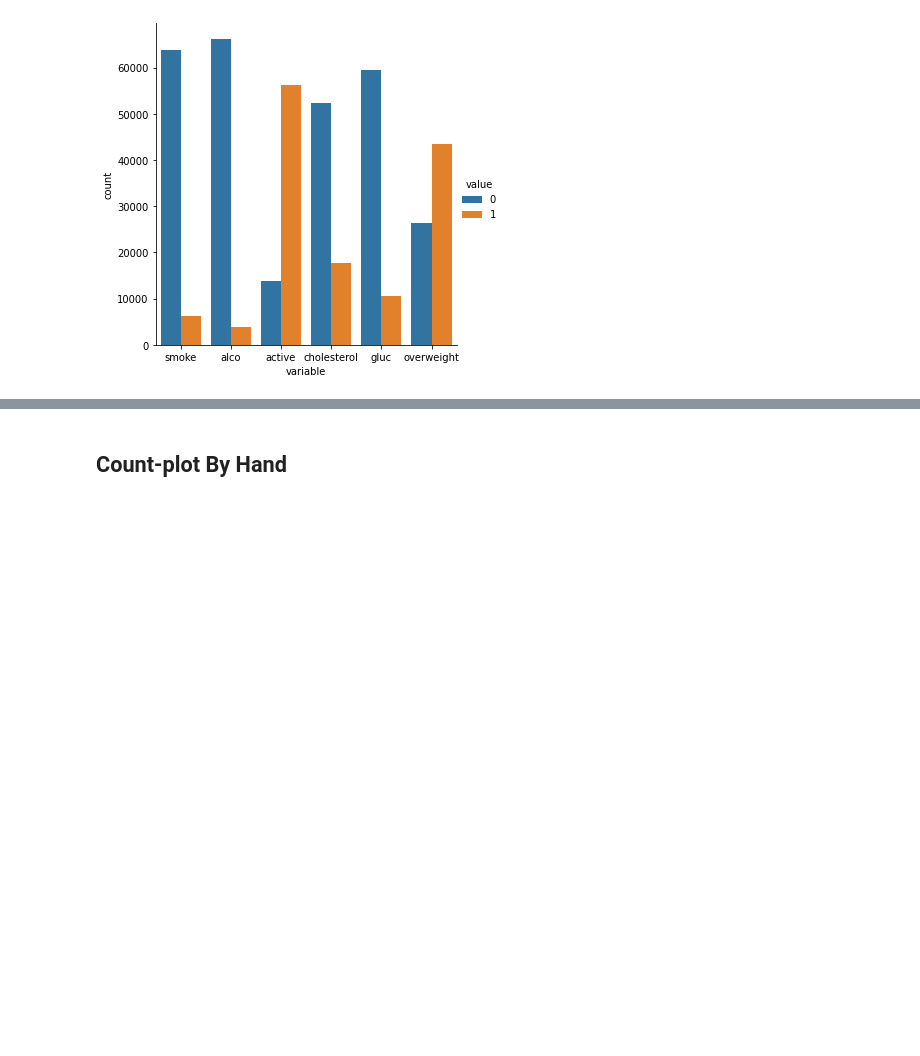
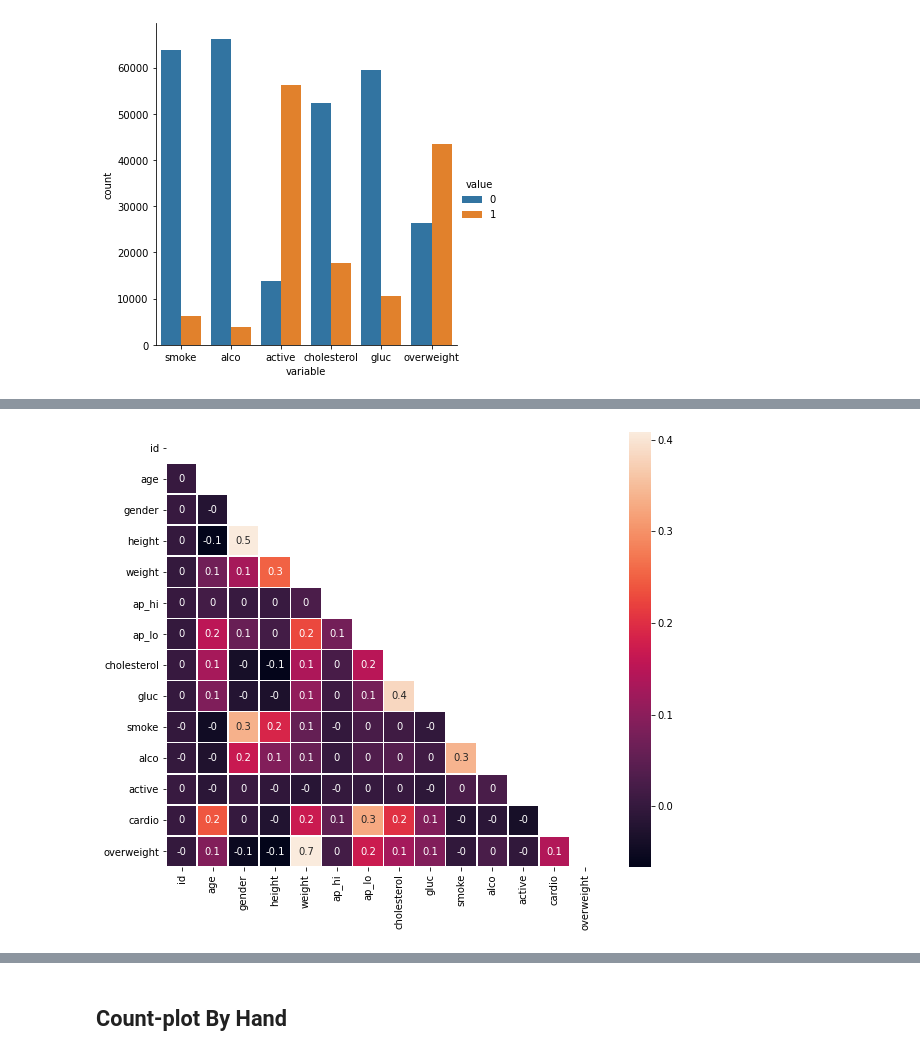
Before and after one commit to Hector-N/FCC-Data-Analysis-with-Python-Certification, a Jupyter notebook: medical_data_visualizer/MDV.ipynb, the cells around one changed output, grey strips where cells are left out. Drawn from its saved outputs; the diff is of its cells as text; code cells hidden in the pictures; blank space fills up the shorter version.

Commit message:
mdv: Draw heat map

```diff
--- a/medical_data_visualizer/MDV.ipynb
+++ b/medical_data_visualizer/MDV.ipynb
@@ -148,0 +263,47 @@ sns.catplot(x='variable', hue='value', data=melted, kind='count', legend_out=Tru
+# %%
+# Draw Heat Map
+def draw_heat_map(dataframe=medical):
+
+    medical = dataframe.copy()
+
+    # Clean the data
+    diastolic_incorrect_filter = medical.ap_lo > medical.ap_hi
+
+    too_short = medical.height < medical.height.quantile(0.025)
+    too_high = medical.height > medical.height.quantile(0.975)
+    height_incorrect_filter = too_short | too_high
+
+    too_light = medical.weight < medical.weight.quantile(0.025)
+    too_heavy = medical.weight > medical.weight.quantile(0.975)
+    weight_incorrect_filter = too_light | too_heavy
+
+    incorrect_data_filter = diastolic_incorrect_filter | height_incorrect_filter | weight_incorrect_filter
+
+    medical_cleaned = medical.loc[~incorrect_data_filter, :]
+
+    # Calculate the correlation matrix
+    corr = medical_cleaned.drop('bmi', axis='columns').corr()
+
+    # Generate a mask for the lower triangle and apply it to dataset
+    corr_lower_trigngle_mask = np.tril(np.ones(corr.shape), k=-1).astype(bool)
+    corr_lower_triangle = corr.where(corr_lower_trigngle_mask)
+
+    # plot
+    fig, axes = plt.subplots(figsize=(10, 8))
+    # annotations = corr_lower_triangle.round(1)
+    annotations = corr_lower_triangle.copy()
+    sns.heatmap(corr_lower_triangle, ax=axes,
+                annot=annotations,
+                cmap=None,
+                robust=True,
+                square=True,
+                linecolor='white', linewidths=0.6
+                )
+
+    fig.savefig('heatmap.png')
+
+    return fig
+# %%
+heatmap_fig = draw_heat_map()
+# %% [output]
+[figure, added]
```
Also changed, not shown: parts of 27 cells of this notebook, 2 other files.
